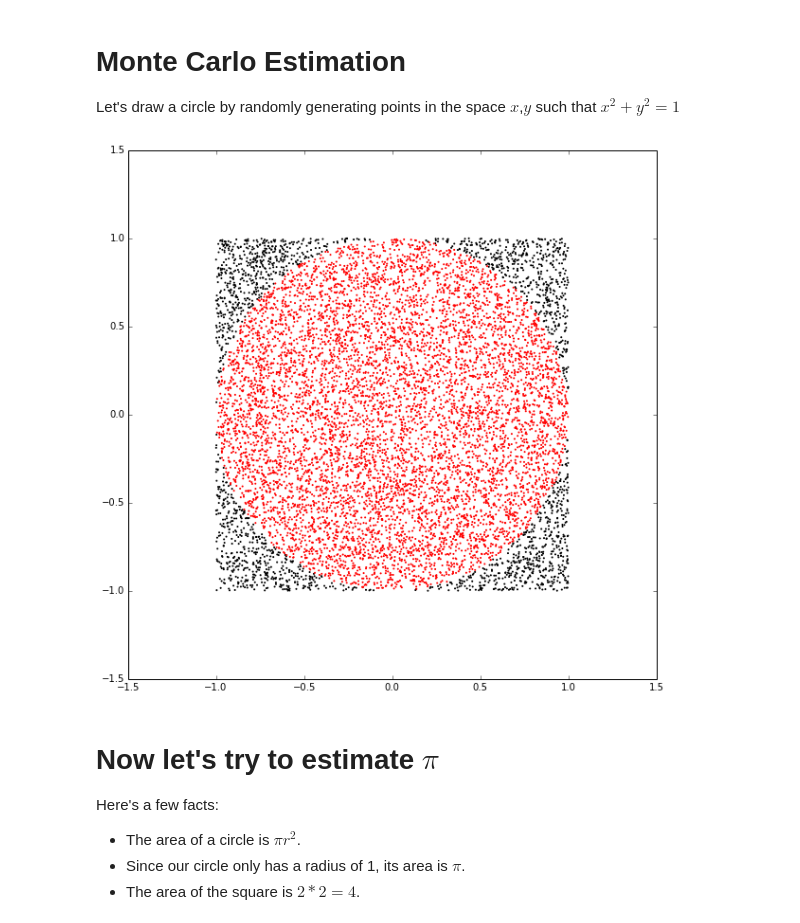
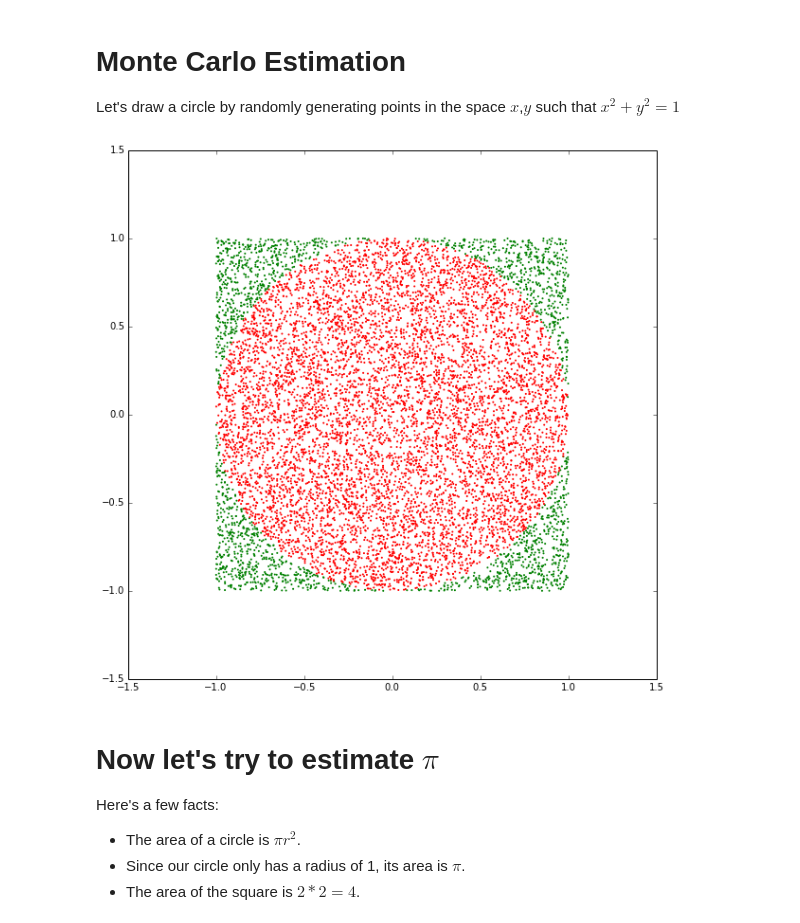
Before and after one commit to calebmadrigal/math-with-python, a Jupyter notebook: MonteCarloEstimation.ipynb, the cells around one changed output. Drawn from its saved outputs; the diff is of its cells as text; code cells hidden in the pictures.

```diff
--- a/MonteCarloEstimation.ipynb
+++ b/MonteCarloEstimation.ipynb
@@ -5,32 +5,31 @@ Let's draw a circle by randomly generating points in the space $x$,$y$ such that
 # %%
 import random
 
 NUM_POINTS = 10000
 
-x = [random.random() * 2 - 1 for i in xrange(NUM_POINTS)]
-y = [random.random() * 2 - 1 for i in xrange(NUM_POINTS)]
+x = [random.uniform(-1,1) for i in xrange(NUM_POINTS)]
+y = [random.uniform(-1,1) for i in xrange(NUM_POINTS)]
 
 circle_x = []
 circle_y = []
 
 outsiders_x = []
 outsiders_y = []
 
 for i in xrange(NUM_POINTS):
     if x[i]**2 + y[i]**2 <= 1:
         circle_x.append(x[i])
         circle_y.append(y[i])
     else:
         outsiders_x.append(x[i])
         outsiders_y.append(y[i])
 
 fig = plt.figure()
 fig.set_size_inches(10, 10)
-_ = scatter(outsiders_x, outsiders_y, s=1, color='black')
+_ = scatter(outsiders_x, outsiders_y, s=1, color='green')
 _ = scatter(circle_x, circle_y, s=1, color='red')
-#_ = scatter(x, y, s=1, color='green')
 # %% [output]
-[figure, old version]
+[figure, new version]
 # %% [markdown]
 # Now let's try to estimate $\pi$
 
```
Also changed, not shown: parts of 5 cells of this notebook, 1 other file.
